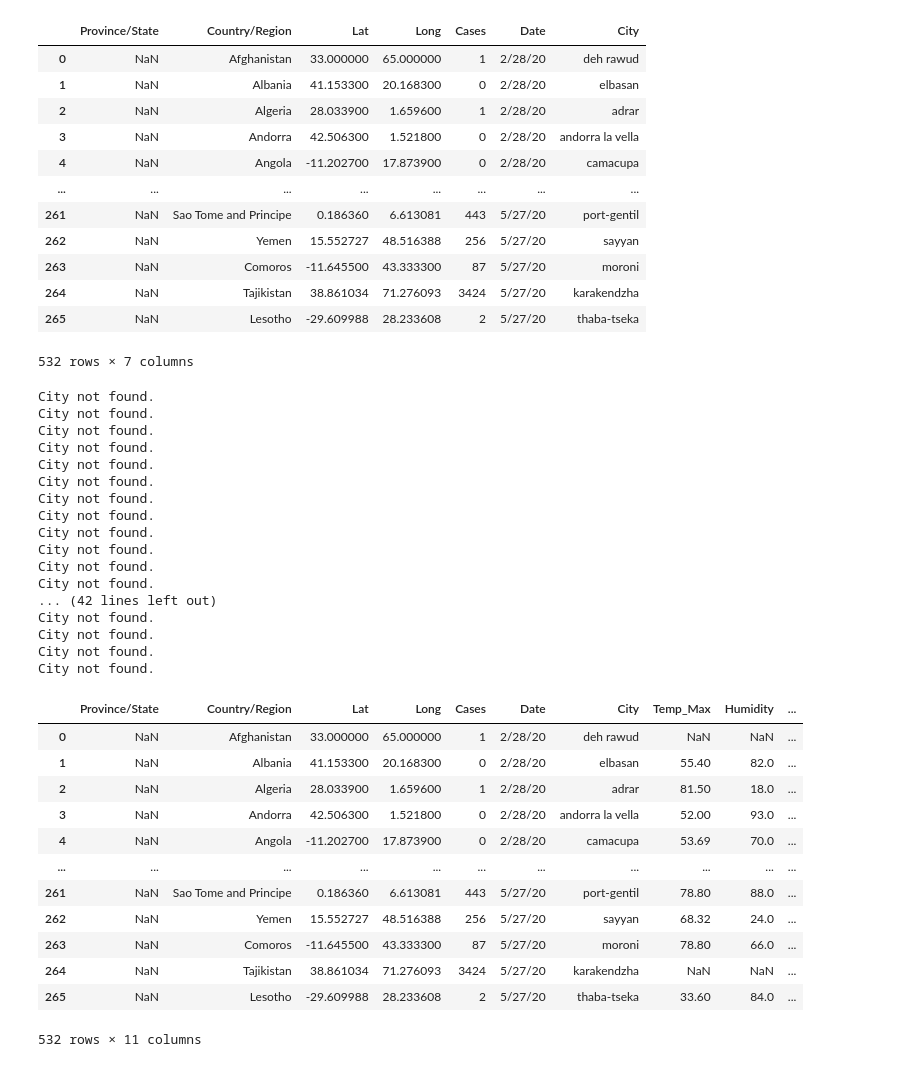
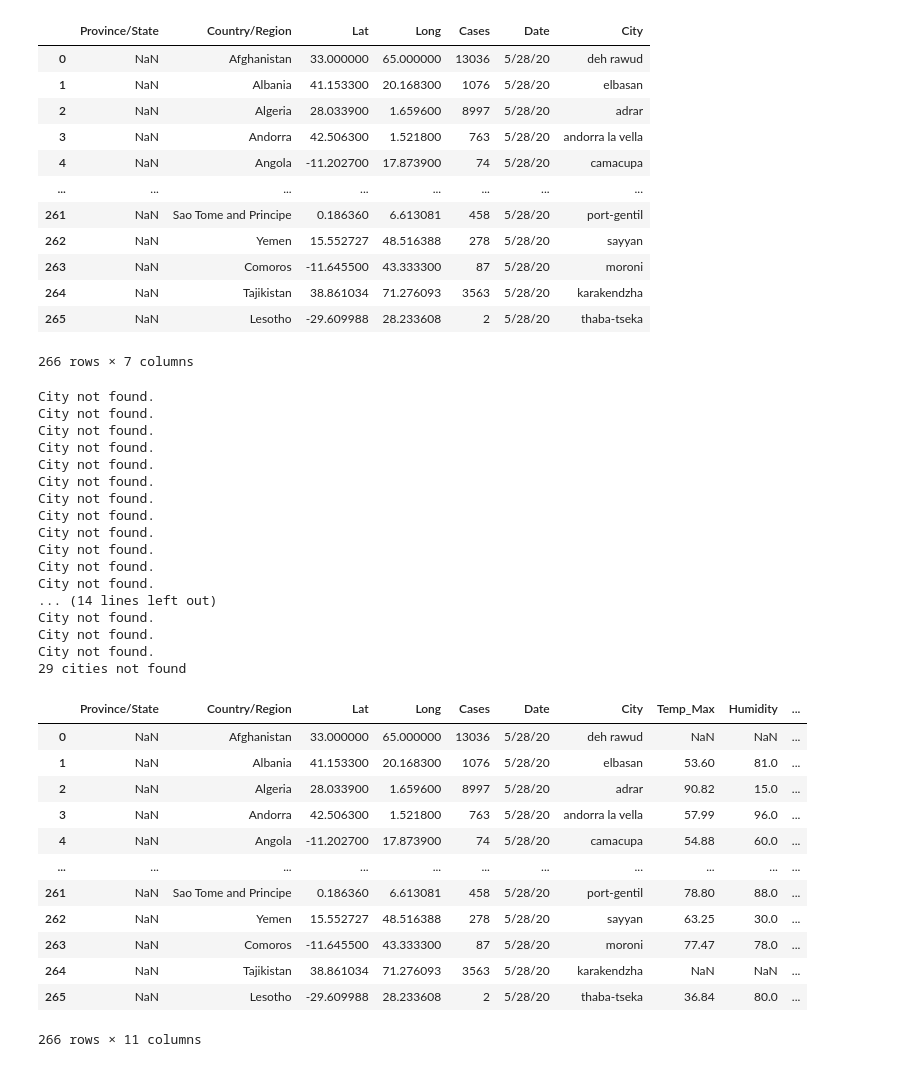
Before and after one commit to D-u-s-t-i-n/Team7, a Jupyter notebook: Step1CleanUp.ipynb, the cells around one changed output. Cells and saved outputs as stored; diff of their text form; code cells hidden in the pictures.

```diff
--- a/Step1CleanUp.ipynb
+++ b/Step1CleanUp.ipynb
@@ -5,6 +5,7 @@ from citipy import citipy
 from config import weather_api_key
 from datetime import datetime
 # %%
+TodayDate = '5/28/20'
 df0 = pd.read_csv("time_series_covid19_confirmed_global.csv")
 df0
 # %% [output]
@@ -24,7 +25,7 @@ df0
 # %%
-df1 = df0[['Province/State','Country/Region','Lat','Long','2/28/20']]
-df1['Date'] = '2/28/20'
-df1 = df1.rename(columns={'2/28/20': 'Cases'})
+df1 = df0[['Province/State','Country/Region','Lat','Long',TodayDate]]
+df1['Date'] = TodayDate
+df1 = df1.rename(columns={TodayDate: 'Cases'})
 df1
 # %% [output]
 A value is trying to be set on a copy of a slice from a DataFrame.
@@ -88,11 +48,11 @@ df3
 # %%
 url = "http://api.openweathermap.org/data/2.5/weather?units=Imperial&APPID=" + weather_api_key
 # %%
-for i, row in df3.iterrows():
+for i, row in df1.iterrows():
     lat = row['Lat']
     lng = row['Long']
     city = citipy.nearest_city(lat, lng).city_name
-    df3.at[i, 'City'] = city
+    df1.at[i, 'City'] = city
     #df3.set_value(i, 'City', city)
     print(str(lat) + ', ' + str(lng) + ': ' + city)
 # %% [output]
@@ -115,22 +75,23 @@ for i, row in df3.iterrows():
 -29.609988, 28.233608: thaba-tseka
 # %%
-df4 = df3.copy()
+df4 = df1.copy()
 df4
 # %% [output]
 |  | Province/State | Country/Region | Lat | Long | Cases | Date | City |
-| 0 | NaN | Afghanistan | 33.000000 | 65.000000 | 1 | 2/28/20 | deh rawud |
-| 1 | NaN | Albania | 41.153300 | 20.168300 | 0 | 2/28/20 | elbasan |
-| 2 | NaN | Algeria | 28.033900 | 1.659600 | 1 | 2/28/20 | adrar |
-| 3 | NaN | Andorra | 42.506300 | 1.521800 | 0 | 2/28/20 | andorra la vella |
-| 4 | NaN | Angola | -11.202700 | 17.873900 | 0 | 2/28/20 | camacupa |
+| 0 | NaN | Afghanistan | 33.000000 | 65.000000 | 13036 | 5/28/20 | deh rawud |
+| 1 | NaN | Albania | 41.153300 | 20.168300 | 1076 | 5/28/20 | elbasan |
+| 2 | NaN | Algeria | 28.033900 | 1.659600 | 8997 | 5/28/20 | adrar |
+| 3 | NaN | Andorra | 42.506300 | 1.521800 | 763 | 5/28/20 | andorra la vella |
+| 4 | NaN | Angola | -11.202700 | 17.873900 | 74 | 5/28/20 | camacupa |
 | ... | ... | ... | ... | ... | ... | ... | ... |
-| 261 | NaN | Sao Tome and Principe | 0.186360 | 6.613081 | 443 | 5/27/20 | port-gentil |
-| 262 | NaN | Yemen | 15.552727 | 48.516388 | 256 | 5/27/20 | sayyan |
-| 263 | NaN | Comoros | -11.645500 | 43.333300 | 87 | 5/27/20 | moroni |
-| 264 | NaN | Tajikistan | 38.861034 | 71.276093 | 3424 | 5/27/20 | karakendzha |
-| 265 | NaN | Lesotho | -29.609988 | 28.233608 | 2 | 5/27/20 | thaba-tseka |
+| 261 | NaN | Sao Tome and Principe | 0.186360 | 6.613081 | 458 | 5/28/20 | port-gentil |
+| 262 | NaN | Yemen | 15.552727 | 48.516388 | 278 | 5/28/20 | sayyan |
+| 263 | NaN | Comoros | -11.645500 | 43.333300 | 87 | 5/28/20 | moroni |
+| 264 | NaN | Tajikistan | 38.861034 | 71.276093 | 3563 | 5/28/20 | karakendzha |
+| 265 | NaN | Lesotho | -29.609988 | 28.233608 | 2 | 5/28/20 | thaba-tseka |
-532 rows × 7 columns
+266 rows × 7 columns
 # %%
+count = 0
 for i, row in df4.iterrows():
     city = row['City']
     city_url = url + "&q=" + city
@@ -145,44 +106,46 @@ for i, row in df4.iterrows():
         try:
             city_snow = city_weather["snow"]["3h"]
         except:
             city_snow = 0
         df4.at[i, 'Temp_Max'] = city_max_temp
         df4.at[i, 'Humidity'] = city_humidity
         df4.at[i, 'Rain'] = city_rain
         df4.at[i, 'Snow'] = city_snow
     except:
         print("City not found.")
+        count += 1
     #df3.set_value(i, 'City', city)
     #print(str(lat) + ', ' + str(lng) + ': ' + city)
+print(str(count) + ' cities not found')
 df4
 # %% [output]
 City not found.
 City not found.
 City not found.
 City not found.
 City not found.
 City not found.
 City not found.
 City not found.
 City not found.
 City not found.
 City not found.
 City not found.
-... (42 lines left out)
+... (14 lines left out)
 City not found.
 City not found.
 City not found.
-City not found.
+29 cities not found
 |  | Province/State | Country/Region | Lat | Long | Cases | Date | City | Temp_Max | Humidity | ... |
-| 0 | NaN | Afghanistan | 33.000000 | 65.000000 | 1 | 2/28/20 | deh rawud | NaN | NaN | ... |
-| 1 | NaN | Albania | 41.153300 | 20.168300 | 0 | 2/28/20 | elbasan | 55.40 | 82.0 | ... |
-| 2 | NaN | Algeria | 28.033900 | 1.659600 | 1 | 2/28/20 | adrar | 81.50 | 18.0 | ... |
-| 3 | NaN | Andorra | 42.506300 | 1.521800 | 0 | 2/28/20 | andorra la vella | 52.00 | 93.0 | ... |
-| 4 | NaN | Angola | -11.202700 | 17.873900 | 0 | 2/28/20 | camacupa | 53.69 | 70.0 | ... |
+| 0 | NaN | Afghanistan | 33.000000 | 65.000000 | 13036 | 5/28/20 | deh rawud | NaN | NaN | ... |
+| 1 | NaN | Albania | 41.153300 | 20.168300 | 1076 | 5/28/20 | elbasan | 53.60 | 81.0 | ... |
+| 2 | NaN | Algeria | 28.033900 | 1.659600 | 8997 | 5/28/20 | adrar | 90.82 | 15.0 | ... |
+| 3 | NaN | Andorra | 42.506300 | 1.521800 | 763 | 5/28/20 | andorra la vella | 57.99 | 96.0 | ... |
+| 4 | NaN | Angola | -11.202700 | 17.873900 | 74 | 5/28/20 | camacupa | 54.88 | 60.0 | ... |
 | ... | ... | ... | ... | ... | ... | ... | ... | ... | ... | ... |
-| 261 | NaN | Sao Tome and Principe | 0.186360 | 6.613081 | 443 | 5/27/20 | port-gentil | 78.80 | 88.0 | ... |
-| 262 | NaN | Yemen | 15.552727 | 48.516388 | 256 | 5/27/20 | sayyan | 68.32 | 24.0 | ... |
-| 263 | NaN | Comoros | -11.645500 | 43.333300 | 87 | 5/27/20 | moroni | 78.80 | 66.0 | ... |
-| 264 | NaN | Tajikistan | 38.861034 | 71.276093 | 3424 | 5/27/20 | karakendzha | NaN | NaN | ... |
-| 265 | NaN | Lesotho | -29.609988 | 28.233608 | 2 | 5/27/20 | thaba-tseka | 33.60 | 84.0 | ... |
+| 261 | NaN | Sao Tome and Principe | 0.186360 | 6.613081 | 458 | 5/28/20 | port-gentil | 78.80 | 88.0 | ... |
+| 262 | NaN | Yemen | 15.552727 | 48.516388 | 278 | 5/28/20 | sayyan | 63.25 | 30.0 | ... |
+| 263 | NaN | Comoros | -11.645500 | 43.333300 | 87 | 5/28/20 | moroni | 77.47 | 78.0 | ... |
+| 264 | NaN | Tajikistan | 38.861034 | 71.276093 | 3563 | 5/28/20 | karakendzha | NaN | NaN | ... |
+| 265 | NaN | Lesotho | -29.609988 | 28.233608 | 2 | 5/28/20 | thaba-tseka | 36.84 | 80.0 | ... |
-532 rows × 11 columns
+266 rows × 11 columns
```
Also changed, not shown: parts of 8 cells of this notebook, 4 other files.
